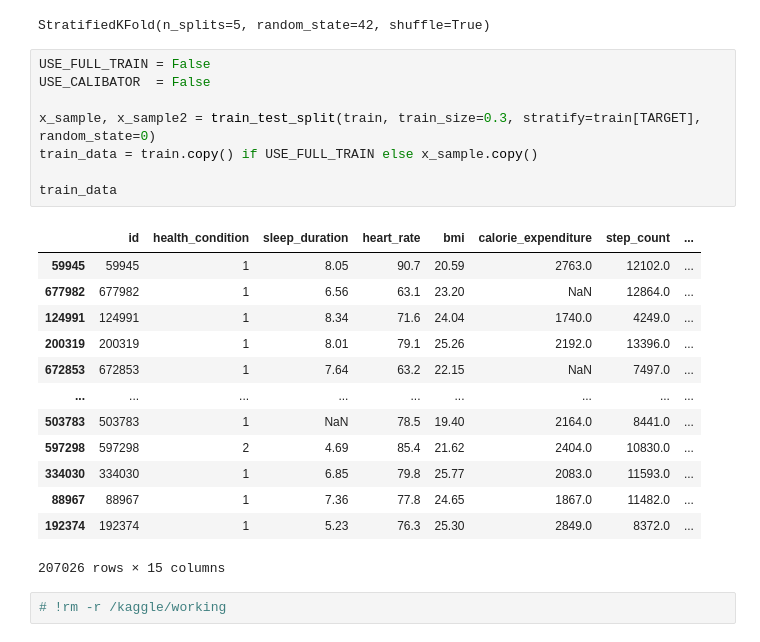
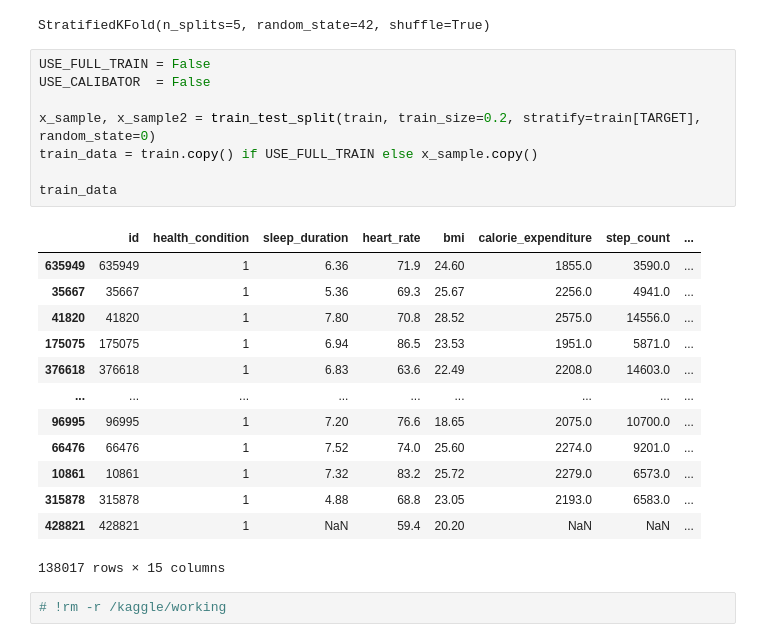
Before and after one commit to coded-sly/ps6e7-Student-Health, a Jupyter notebook: ps6e7-tabpfn-student-health.ipynb, the cells around one changed output. Drawn from its saved outputs; the diff is of its cells as text.

```diff
--- a/ps6e7-tabpfn-student-health.ipynb
+++ b/ps6e7-tabpfn-student-health.ipynb
@@ -1025,25 +1025,25 @@ StratifiedKFold(n_splits=5, random_state=42, shuffle=True)
 # %%
 USE_FULL_TRAIN = False
 USE_CALIBATOR  = False
 
-x_sample, x_sample2 = train_test_split(train, train_size=0.3, stratify=train[TARGET], random_state=0)
+x_sample, x_sample2 = train_test_split(train, train_size=0.2, stratify=train[TARGET], random_state=0)
 train_data = train.copy() if USE_FULL_TRAIN else x_sample.copy()
 
 train_data
 # %% [output]
 |  | id | health_condition | sleep_duration | heart_rate | bmi | calorie_expenditure | step_count | ... |
-| 59945 | 59945 | 1 | 8.05 | 90.7 | 20.59 | 2763.0 | 12102.0 | ... |
-| 677982 | 677982 | 1 | 6.56 | 63.1 | 23.20 | NaN | 12864.0 | ... |
-| 124991 | 124991 | 1 | 8.34 | 71.6 | 24.04 | 1740.0 | 4249.0 | ... |
-| 200319 | 200319 | 1 | 8.01 | 79.1 | 25.26 | 2192.0 | 13396.0 | ... |
-| 672853 | 672853 | 1 | 7.64 | 63.2 | 22.15 | NaN | 7497.0 | ... |
+| 635949 | 635949 | 1 | 6.36 | 71.9 | 24.60 | 1855.0 | 3590.0 | ... |
+| 35667 | 35667 | 1 | 5.36 | 69.3 | 25.67 | 2256.0 | 4941.0 | ... |
+| 41820 | 41820 | 1 | 7.80 | 70.8 | 28.52 | 2575.0 | 14556.0 | ... |
+| 175075 | 175075 | 1 | 6.94 | 86.5 | 23.53 | 1951.0 | 5871.0 | ... |
+| 376618 | 376618 | 1 | 6.83 | 63.6 | 22.49 | 2208.0 | 14603.0 | ... |
 | ... | ... | ... | ... | ... | ... | ... | ... | ... |
-| 503783 | 503783 | 1 | NaN | 78.5 | 19.40 | 2164.0 | 8441.0 | ... |
-| 597298 | 597298 | 2 | 4.69 | 85.4 | 21.62 | 2404.0 | 10830.0 | ... |
-| 334030 | 334030 | 1 | 6.85 | 79.8 | 25.77 | 2083.0 | 11593.0 | ... |
-| 88967 | 88967 | 1 | 7.36 | 77.8 | 24.65 | 1867.0 | 11482.0 | ... |
-| 192374 | 192374 | 1 | 5.23 | 76.3 | 25.30 | 2849.0 | 8372.0 | ... |
+| 96995 | 96995 | 1 | 7.20 | 76.6 | 18.65 | 2075.0 | 10700.0 | ... |
+| 66476 | 66476 | 1 | 7.52 | 74.0 | 25.60 | 2274.0 | 9201.0 | ... |
+| 10861 | 10861 | 1 | 7.32 | 83.2 | 25.72 | 2279.0 | 6573.0 | ... |
+| 315878 | 315878 | 1 | 4.88 | 68.8 | 23.05 | 2193.0 | 6583.0 | ... |
+| 428821 | 428821 | 1 | NaN | 59.4 | 20.20 | NaN | NaN | ... |
-207026 rows × 15 columns
+138017 rows × 15 columns
 # %%
 # !rm -r /kaggle/working
 # %% [markdown]
```
Also changed, not shown: parts of 5 cells of this notebook.
